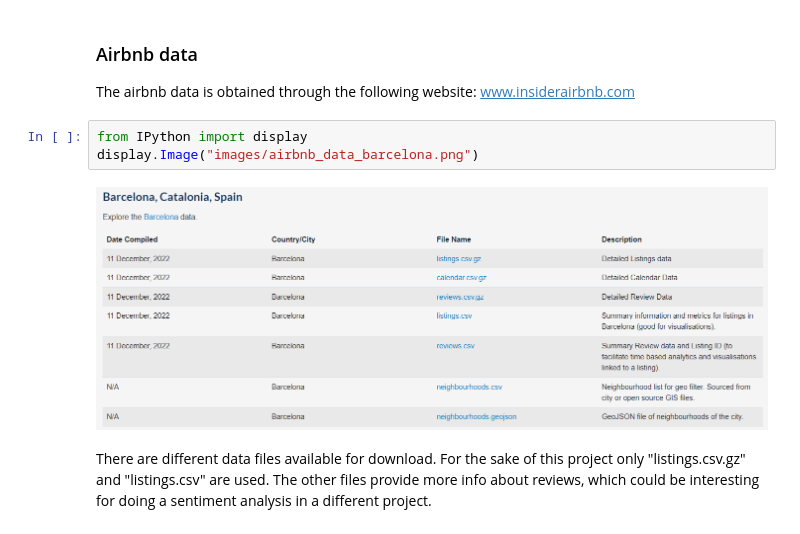
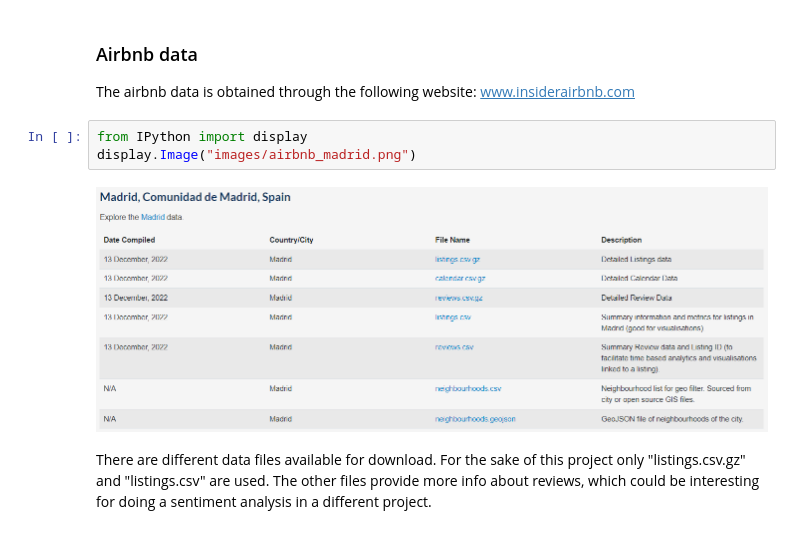
Before and after one commit to luis-cj/data-science-retail-market-madrid, a Jupyter notebook: retail_market_madrid_part_1.ipynb, the cells around one changed output. Cells and saved outputs as stored; diff of their text form.

```diff
--- a/retail_market_madrid_part_1.ipynb
+++ b/retail_market_madrid_part_1.ipynb
@@ -18,9 +18,9 @@ The airbnb data is obtained through the following website:
 [www.insiderairbnb.com](http://insideairbnb.com/get-the-data/)
 # %%
 from IPython import display
-display.Image("images/airbnb_data_barcelona.png")
+display.Image("images/airbnb_madrid.png")
 # %% [output]
-[figure, old version]
+[figure, new version]
 # %% [markdown]
 There are different data files available for download. For the sake of this project only "listings.csv.gz" and "listings.csv" are used. The other files provide more info about reviews, which could be interesting for doing a sentiment analysis in a different project.
 # %% [markdown]
```
Also changed, not shown: parts of 5 cells of this notebook.
